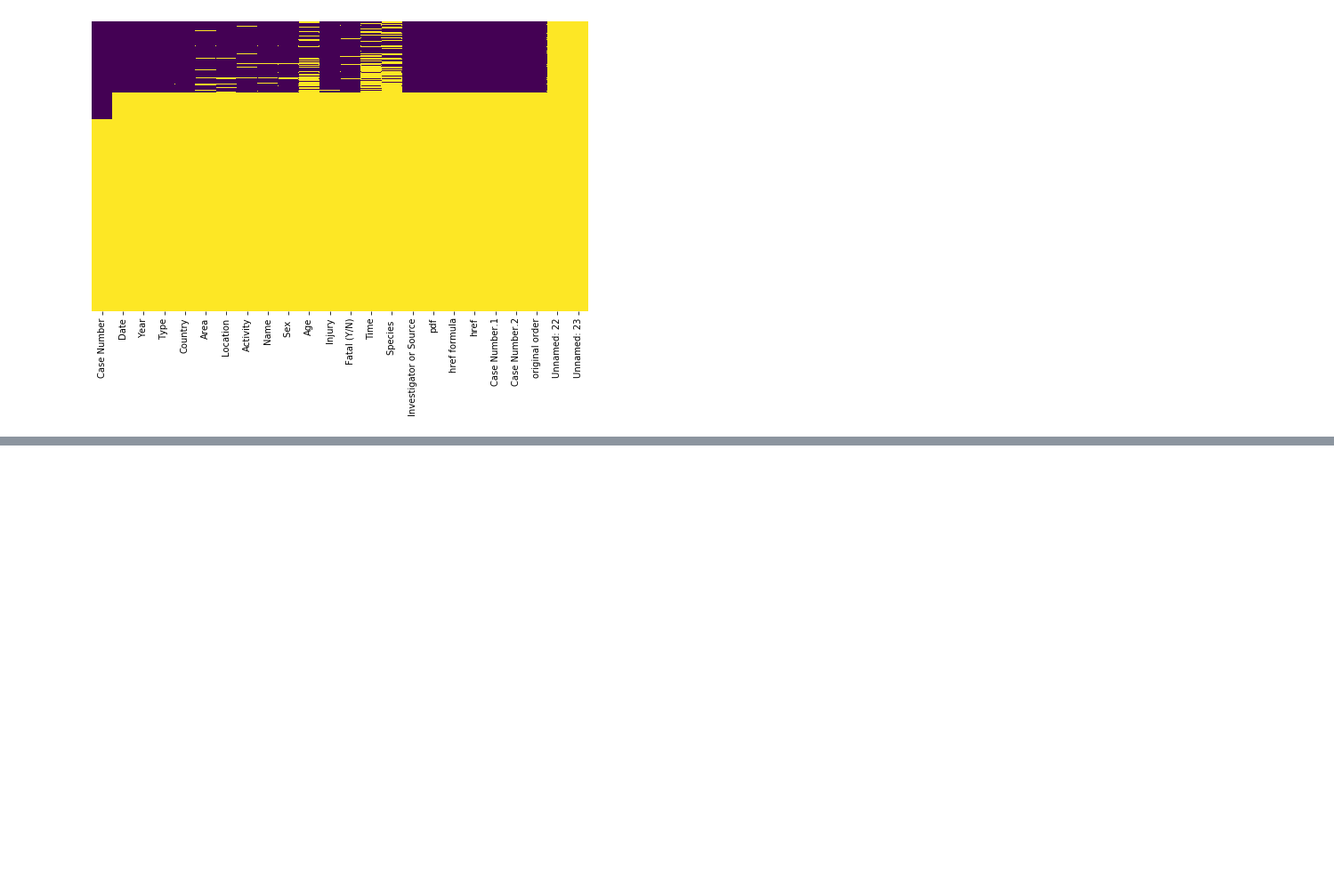
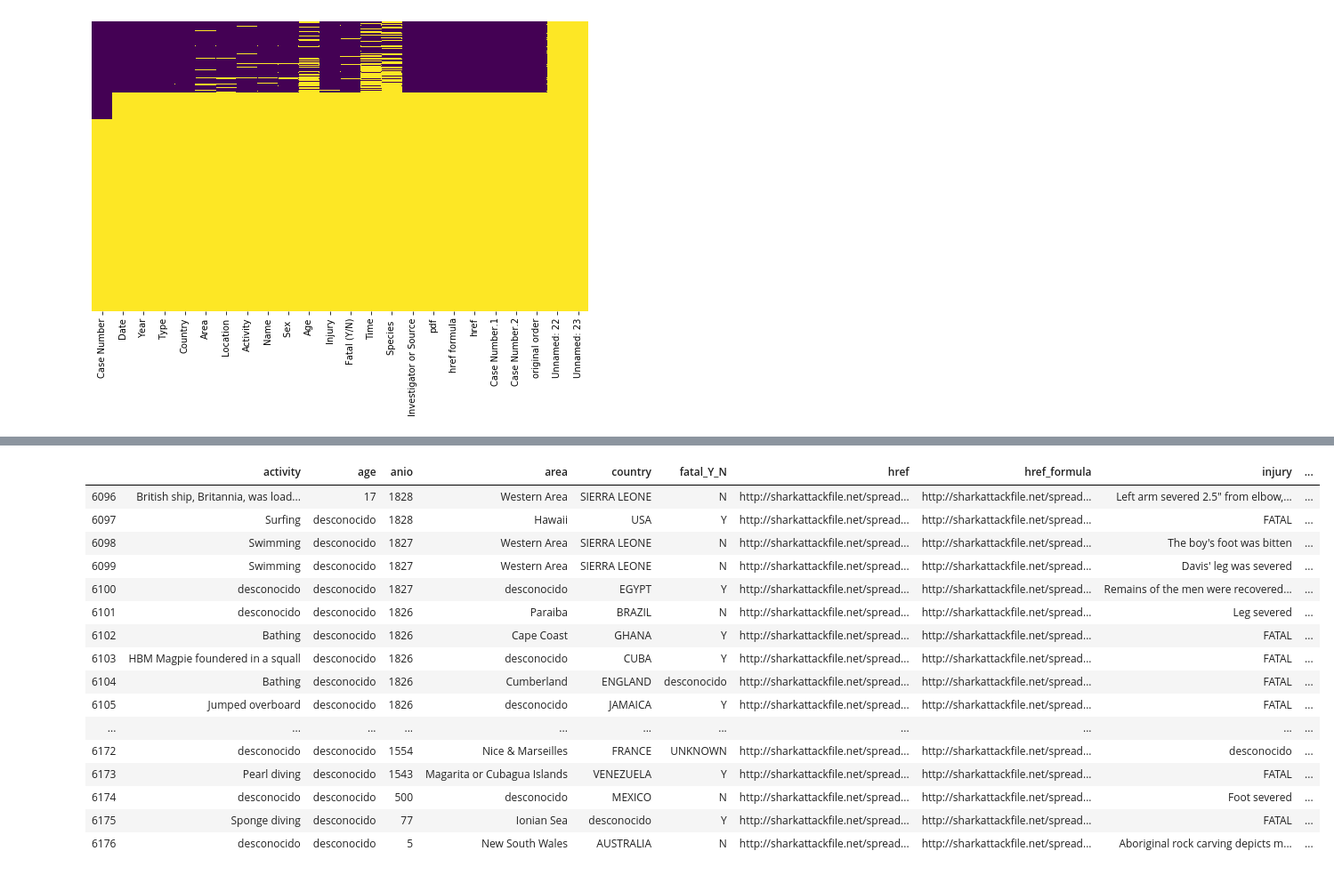
Before and after one commit to kuenk/Shark-attack, a Jupyter notebook: src/Sharky.ipynb, the cells around one changed output, grey strips where cells are left out. Shown at 89% size. Cells and saved outputs as stored; diff of their text form; code cells hidden in the pictures; blank space fills up the shorter version.

```diff
--- a/src/Sharky.ipynb
+++ b/src/Sharky.ipynb
@@ -112,0 +193,52 @@ plt.show()
+# %%
+def get_outliers(stats: pd.DataFrame, threshold: float = 1.5) -> pd.DataFrame:
+
+    """
+    Esta funcion recibe un dataframe df.describe().T.
+
+    Devuelve un dataframe.
+
+    :param: stats, pd.DataFrame
+    :param: threshold, umbral del test de tukey
+
+    :return: pd.DataFrame
+    """
+
+    outliers=pd.DataFrame(columns=stats.index)
+
+    for c in stats.index:
+
+        iqr=stats.at[c, 'IQR']
+
+        cutoff=threshold * iqr  # test tukey
+
+        lower=stats.at[c, '25%'] - cutoff
+
+        res=tiburones5[(tiburones5[c] < lower)].copy()
+
+        res['outliers']=c
+
+        outliers=outliers.append(res, sort=True)
+
+
+    return outliers
+# %%
+get_outliers(stats, 1.9)
+# %% [output]
+|  | activity | age | anio | area | country | fatal_Y_N | href | href_formula | injury | ... |
+| 6096 | British ship, Britannia, was load... | 17 | 1828 | Western Area | SIERRA LEONE | N | http://sharkattackfile.net/spread... | http://sharkattackfile.net/spread... | Left arm severed 2.5" from elbow,... | ... |
+| 6097 | Surfing | desconocido | 1828 | Hawaii | USA | Y | http://sharkattackfile.net/spread... | http://sharkattackfile.net/spread... | FATAL | ... |
+| 6098 | Swimming | desconocido | 1827 | Western Area | SIERRA LEONE | N | http://sharkattackfile.net/spread... | http://sharkattackfile.net/spread... | The boy's foot was bitten | ... |
+| 6099 | Swimming | desconocido | 1827 | Western Area | SIERRA LEONE | N | http://sharkattackfile.net/spread... | http://sharkattackfile.net/spread... | Davis' leg was severed | ... |
+| 6100 | desconocido | desconocido | 1827 | desconocido | EGYPT | Y | http://sharkattackfile.net/spread... | http://sharkattackfile.net/spread... | Remains of the men were recovered... | ... |
+| 6101 | desconocido | desconocido | 1826 | Paraiba | BRAZIL | N | http://sharkattackfile.net/spread... | http://sharkattackfile.net/spread... | Leg severed | ... |
+| 6102 | Bathing | desconocido | 1826 | Cape Coast | GHANA | Y | http://sharkattackfile.net/spread... | http://sharkattackfile.net/spread... | FATAL | ... |
+| 6103 | HBM Magpie foundered in a squall | desconocido | 1826 | desconocido | CUBA | Y | http://sharkattackfile.net/spread... | http://sharkattackfile.net/spread... | FATAL | ... |
+| 6104 | Bathing | desconocido | 1826 | Cumberland | ENGLAND | desconocido | http://sharkattackfile.net/spread... | http://sharkattackfile.net/spread... | FATAL | ... |
+| 6105 | Jumped overboard | desconocido | 1826 | desconocido | JAMAICA | Y | http://sharkattackfile.net/spread... | http://sharkattackfile.net/spread... | FATAL | ... |
+| ... | ... | ... | ... | ... | ... | ... | ... | ... | ... | ... |
+| 6172 | desconocido | desconocido | 1554 | Nice & Marseilles | FRANCE | UNKNOWN | http://sharkattackfile.net/spread... | http://sharkattackfile.net/spread... | desconocido | ... |
+| 6173 | Pearl diving | desconocido | 1543 | Magarita or Cubagua Islands | VENEZUELA | Y | http://sharkattackfile.net/spread... | http://sharkattackfile.net/spread... | FATAL | ... |
+| 6174 | desconocido | desconocido | 500 | desconocido | MEXICO | N | http://sharkattackfile.net/spread... | http://sharkattackfile.net/spread... | Foot severed | ... |
+| 6175 | Sponge diving | desconocido | 77 | Ionian Sea | desconocido | Y | http://sharkattackfile.net/spread... | http://sharkattackfile.net/spread... | FATAL | ... |
+| 6176 | desconocido | desconocido | 5 | New South Wales | AUSTRALIA | N | http://sharkattackfile.net/spread... | http://sharkattackfile.net/spread... | Aboriginal rock carving depicts m... | ... |
```
Also changed, not shown: parts of 57 cells of this notebook, 3 other files.
